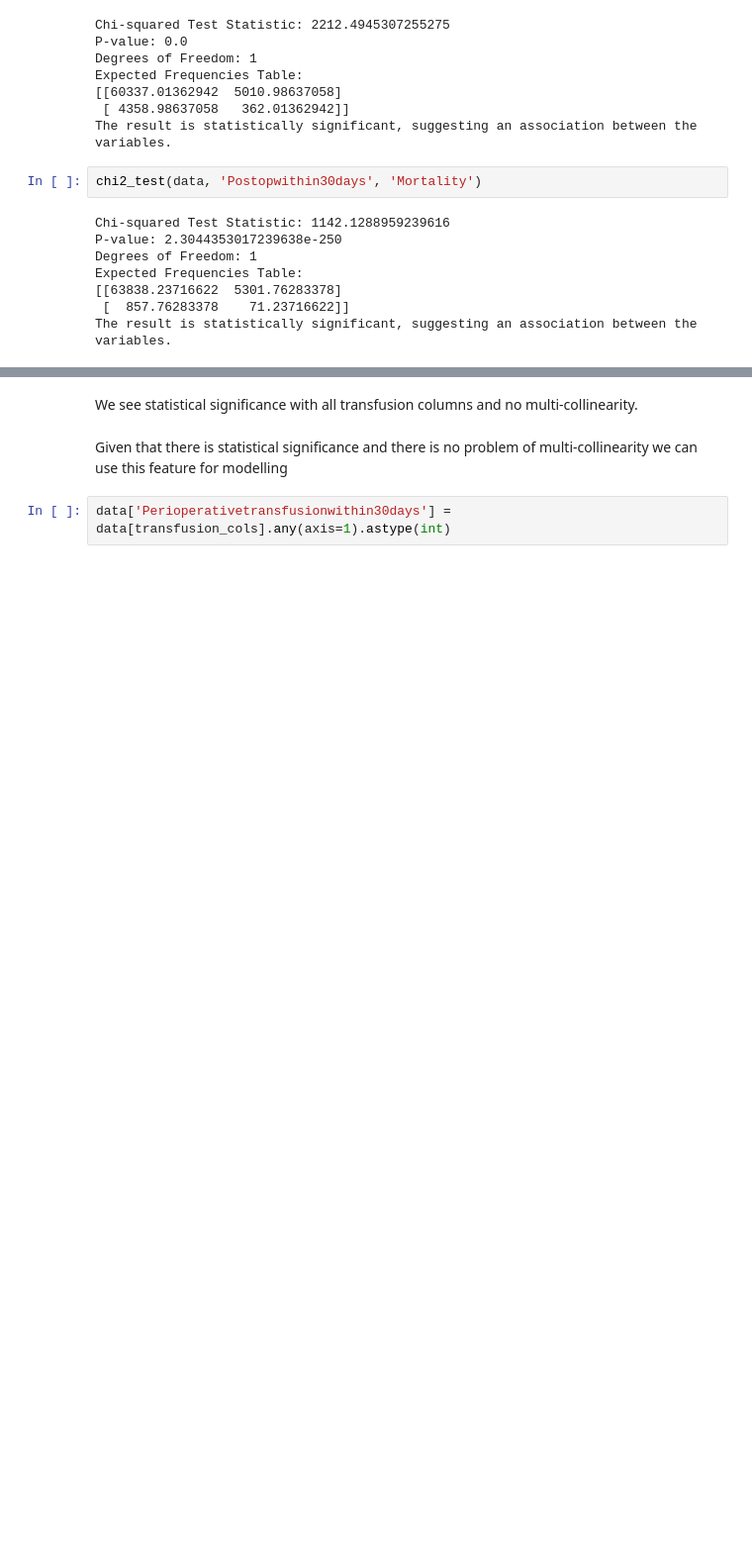
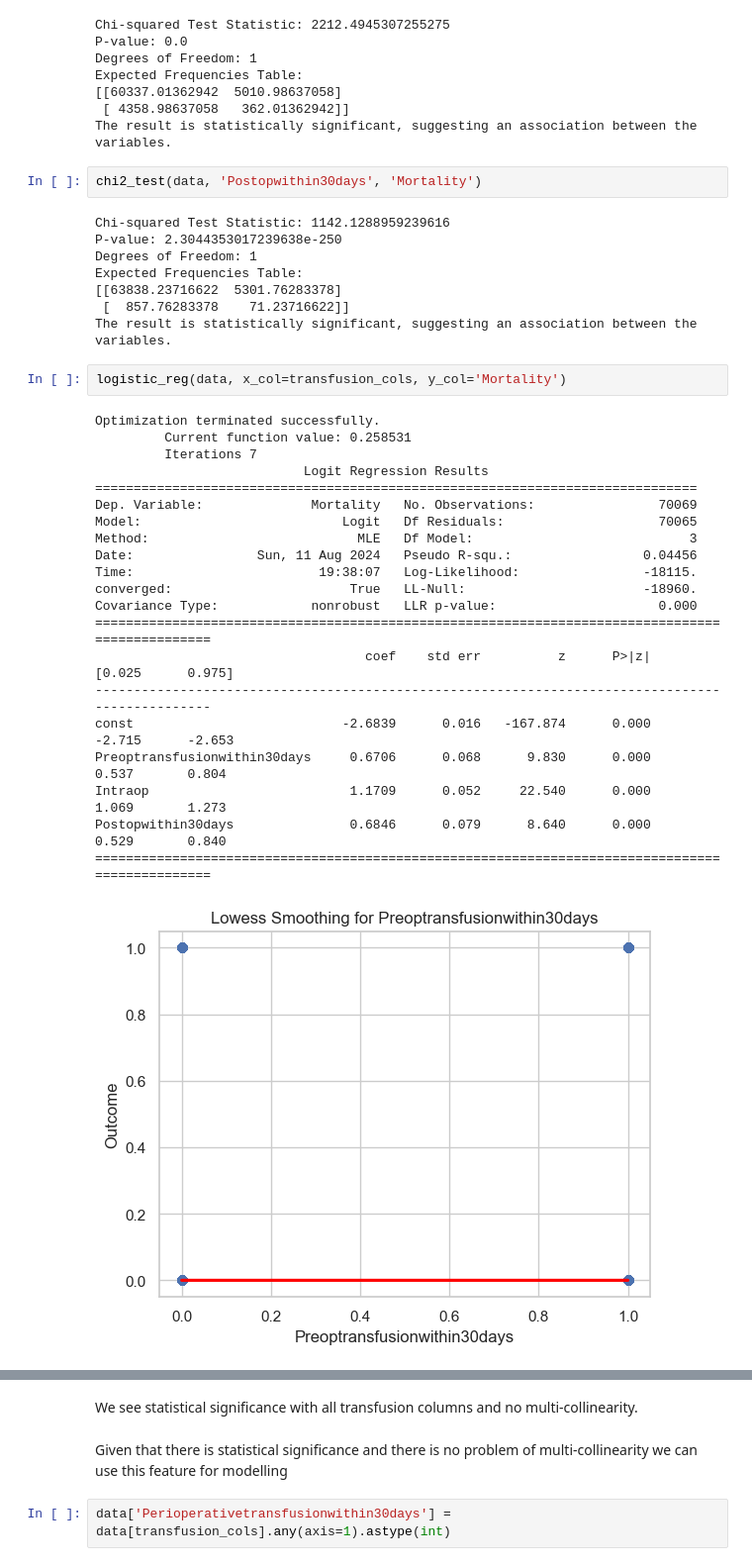
Before and after one commit to Mingtaros/CARES_Analytics, a Jupyter notebook: notebooks/Data_Preparation - Daniel.ipynb, the cells around one changed output, grey strips where cells are left out. Shown at 99% size. Drawn from its saved outputs; the diff is of its cells as text; blank space fills up the shorter version.

Commit message:
Added Logistic Regression after categorizing transfusion variables

```diff
--- a/notebooks/Data_Preparation - Daniel.ipynb
+++ b/notebooks/Data_Preparation - Daniel.ipynb
@@ -685,3 +688,27 @@ Expected Frequencies Table:
 [[63838.23716622  5301.76283378]
  [  857.76283378    71.23716622]]
 The result is statistically significant, suggesting an association between the variables.
+# %%
+logistic_reg(data, x_col=transfusion_cols, y_col='Mortality')
+# %% [output]
+Optimization terminated successfully.
+         Current function value: 0.258531
+         Iterations 7
+                           Logit Regression Results
+==============================================================================
+Dep. Variable:              Mortality   No. Observations:                70069
+Model:                          Logit   Df Residuals:                    70065
+Method:                           MLE   Df Model:                            3
+Date:                Sun, 11 Aug 2024   Pseudo R-squ.:                 0.04456
+Time:                        19:38:07   Log-Likelihood:                -18115.
+converged:                       True   LL-Null:                       -18960.
+Covariance Type:            nonrobust   LLR p-value:                     0.000
+================================================================================================
+                                   coef    std err          z      P>|z|      [0.025      0.975]
+------------------------------------------------------------------------------------------------
+const                           -2.6839      0.016   -167.874      0.000      -2.715      -2.653
+Preoptransfusionwithin30days     0.6706      0.068      9.830      0.000       0.537       0.804
+Intraop                          1.1709      0.052     22.540      0.000       1.069       1.273
+Postopwithin30days               0.6846      0.079      8.640      0.000       0.529       0.840
+================================================================================================
+[figure, added]
```
Also changed, not shown: parts of 2 cells of this notebook.
